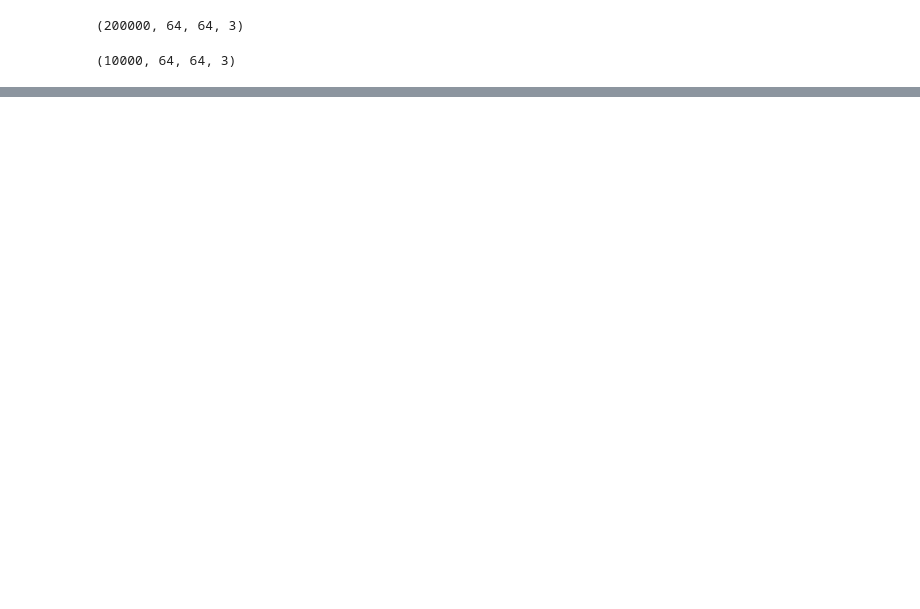
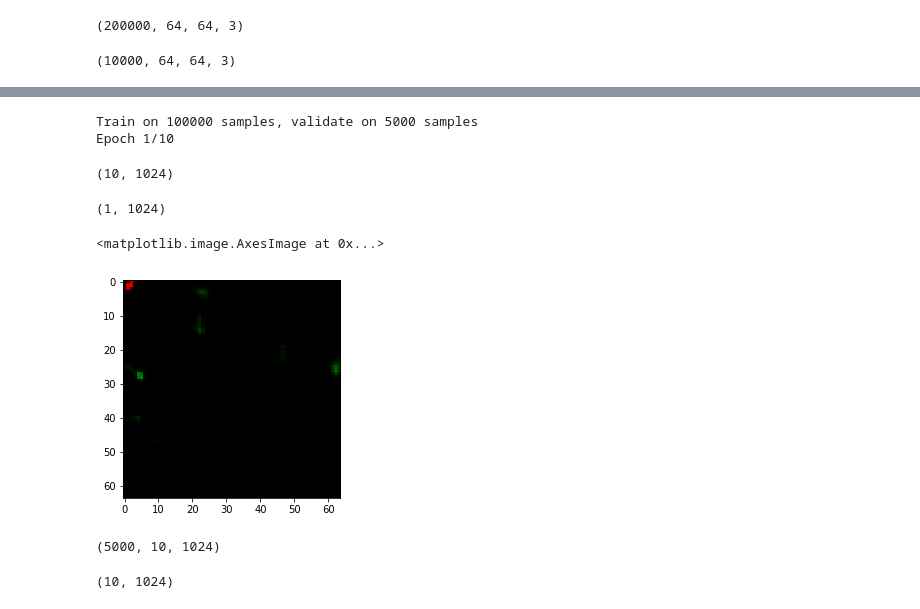
Before and after one commit to jadyn-ahn/ml_final, a Jupyter notebook: Test.ipynb, the cells around one changed output, grey strips where cells are left out. Cells and saved outputs as stored; diff of their text form; code cells hidden in the pictures; blank space fills up the shorter version.

Commit message:
lstm train

```diff
--- a/Test.ipynb
+++ b/Test.ipynb
@@ -114,0 +172,23 @@ len(DataPath.vec_paths("train"))
+# %%
+Helper.train_lstm(lstm, train_data, val_data, batch_size=64, epochs=10, lr=0.001, decay=0.0,
+                  loss="mean_squared_error")
+# %% [output]
+Train on 100000 samples, validate on 5000 samples
+Epoch 1/10
+# %%
+dec = Helper.load_dec("06170037")
+# %%
+val_in = val_data[0]
+val_out = val_data[1]
+# %%
+val_in[0].shape
+# %% [output]
+(10, 1024)
+# %%
+predicted = lstm.predict(val_in[0].reshape([-1, 10, 1024]))
+# %%
+predicted.shape
+# %% [output]
+(1, 1024)
+# %%
+predicted_img = dec.predict(predicted)
@@ -114,0 +197,5 @@ len(DataPath.vec_paths("train"))
+# %%
+plt.imshow(predicted_img[0])
+# %% [output]
+<matplotlib.image.AxesImage at 0x...>
+[figure, added]
@@ -114,0 +206,4 @@ len(DataPath.vec_paths("train"))
+# %%
+val_data[0].shape
+# %% [output]
+(5000, 10, 1024)
@@ -114,0 +212,4 @@ len(DataPath.vec_paths("train"))
+# %%
+target_vectors.shape
+# %% [output]
+(10, 1024)
```
Also changed, not shown: parts of 33 cells of this notebook, 8 other files.
